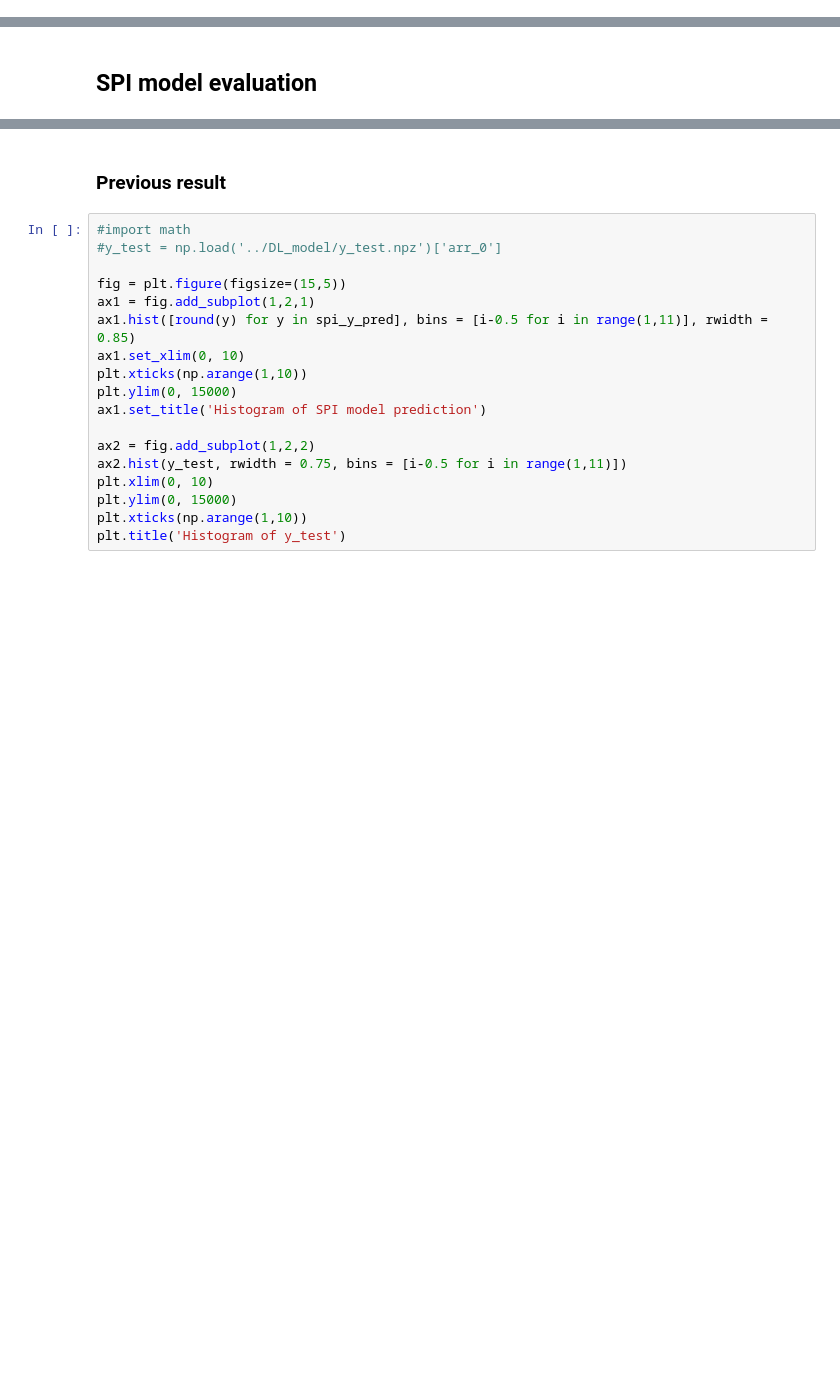
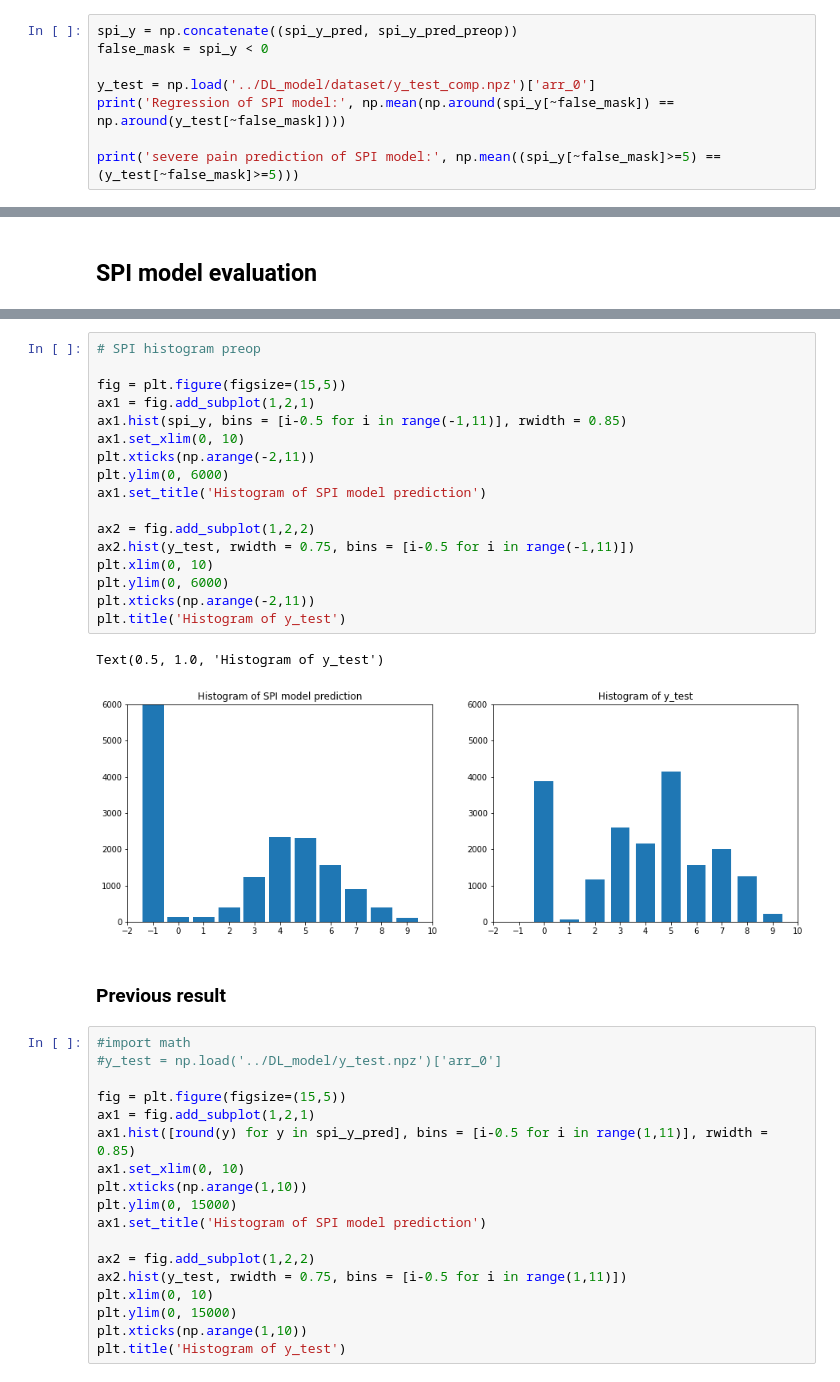
Before and after one commit to Hyeonsik/cranberry2, a Jupyter notebook: Preprocessing/SPI_model_SNUH.ipynb, the cells around one changed output, grey strips where cells are left out. Drawn from its saved outputs; the diff is of its cells as text; blank space fills up the shorter version.

Commit message:
added spi model from tf_pain container

```diff
--- a/Preprocessing/SPI_model_SNUH.ipynb
+++ b/Preprocessing/SPI_model_SNUH.ipynb
@@ -454,0 +674,8 @@ np.mean(np.around(np.array(spi_y_pred)[~false_mask_pacu]) == y_test_pacu)
+# %%
+spi_y = np.concatenate((spi_y_pred, spi_y_pred_preop))
+false_mask = spi_y < 0
+
+y_test = np.load('../DL_model/dataset/y_test_comp.npz')['arr_0']
+print('Regression of SPI model:', np.mean(np.around(spi_y[~false_mask]) == np.around(y_test[~false_mask])))
+
+print('severe pain prediction of SPI model:', np.mean((spi_y[~false_mask]>=5) == (y_test[~false_mask]>=5)))
@@ -475,6 +708,26 @@ plt.title('Histogram of y_test')
 # %% [output]
 Text(0.5, 1.0, 'Histogram of y_test')
 [figure]
+# %%
+# SPI histogram preop
+
+fig = plt.figure(figsize=(15,5))
+ax1 = fig.add_subplot(1,2,1)
+ax1.hist(spi_y, bins = [i-0.5 for i in range(-1,11)], rwidth = 0.85)
+ax1.set_xlim(0, 10)
+plt.xticks(np.arange(-2,11))
+plt.ylim(0, 6000)
+ax1.set_title('Histogram of SPI model prediction')
+
+ax2 = fig.add_subplot(1,2,2)
+ax2.hist(y_test, rwidth = 0.75, bins = [i-0.5 for i in range(-1,11)])
+plt.xlim(0, 10)
+plt.ylim(0, 6000)
+plt.xticks(np.arange(-2,11))
+plt.title('Histogram of y_test')
+# %% [output]
+Text(0.5, 1.0, 'Histogram of y_test')
+[figure, added]
 # %% [markdown]
 ### Previous result
 # %%
```
Also changed, not shown: parts of 16 cells of this notebook, 2 other files.
